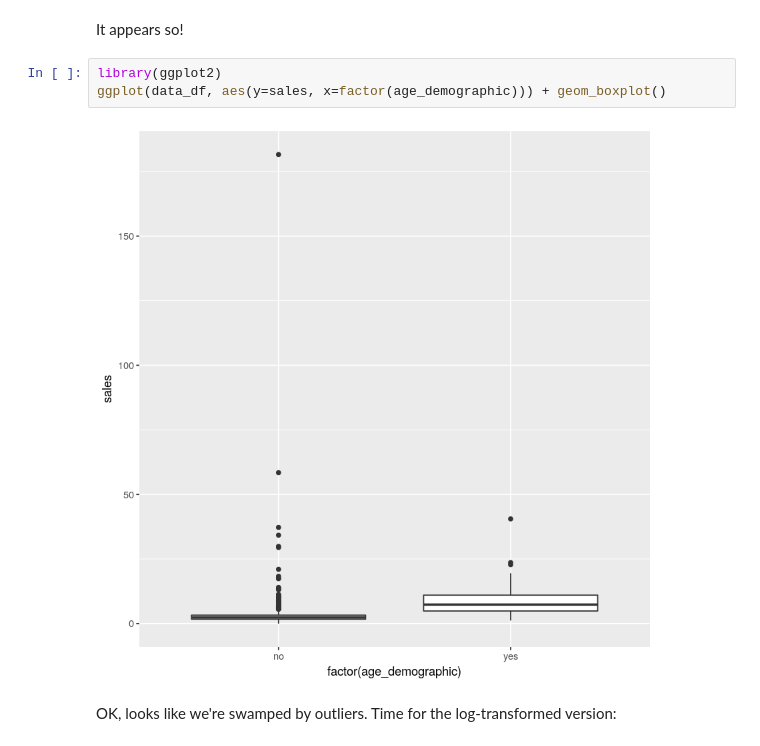
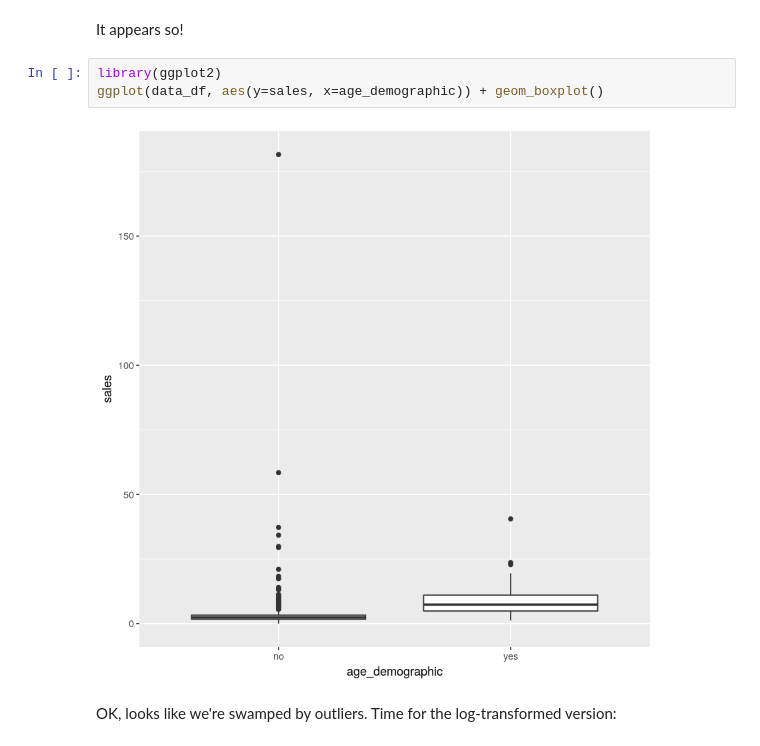
Before and after one commit to RaInta/PythonOrR, a Jupyter notebook: notebooks/Fanning_the_Flames_R.ipynb, the cells around one changed output. Drawn from its saved outputs; the diff is of its cells as text.

```diff
--- a/notebooks/Fanning_the_Flames_R.ipynb
+++ b/notebooks/Fanning_the_Flames_R.ipynb
@@ -358,9 +410,9 @@ data_df %>%
 It appears so!
 # %%
 library(ggplot2)
-ggplot(data_df, aes(y=sales, x=factor(age_demographic))) + geom_boxplot()
+ggplot(data_df, aes(y=sales, x=age_demographic)) + geom_boxplot()
 # %% [output]
-[figure, old version]
+[figure, new version]
 # %% [markdown]
 OK, looks like we're swamped by outliers. Time for the log-transformed version:
 # %%
```
Also changed, not shown: parts of 10 cells of this notebook, 3 other files.
